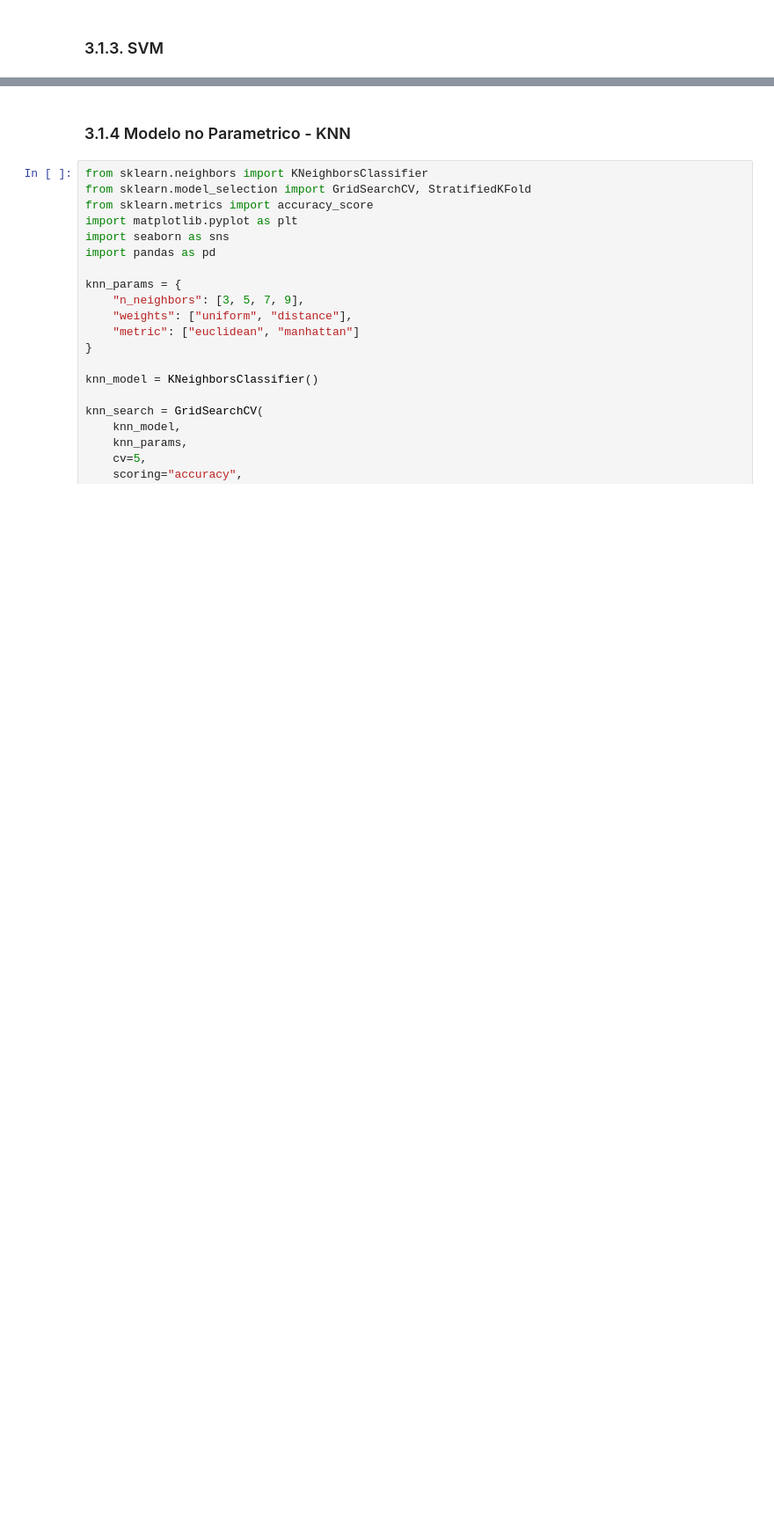
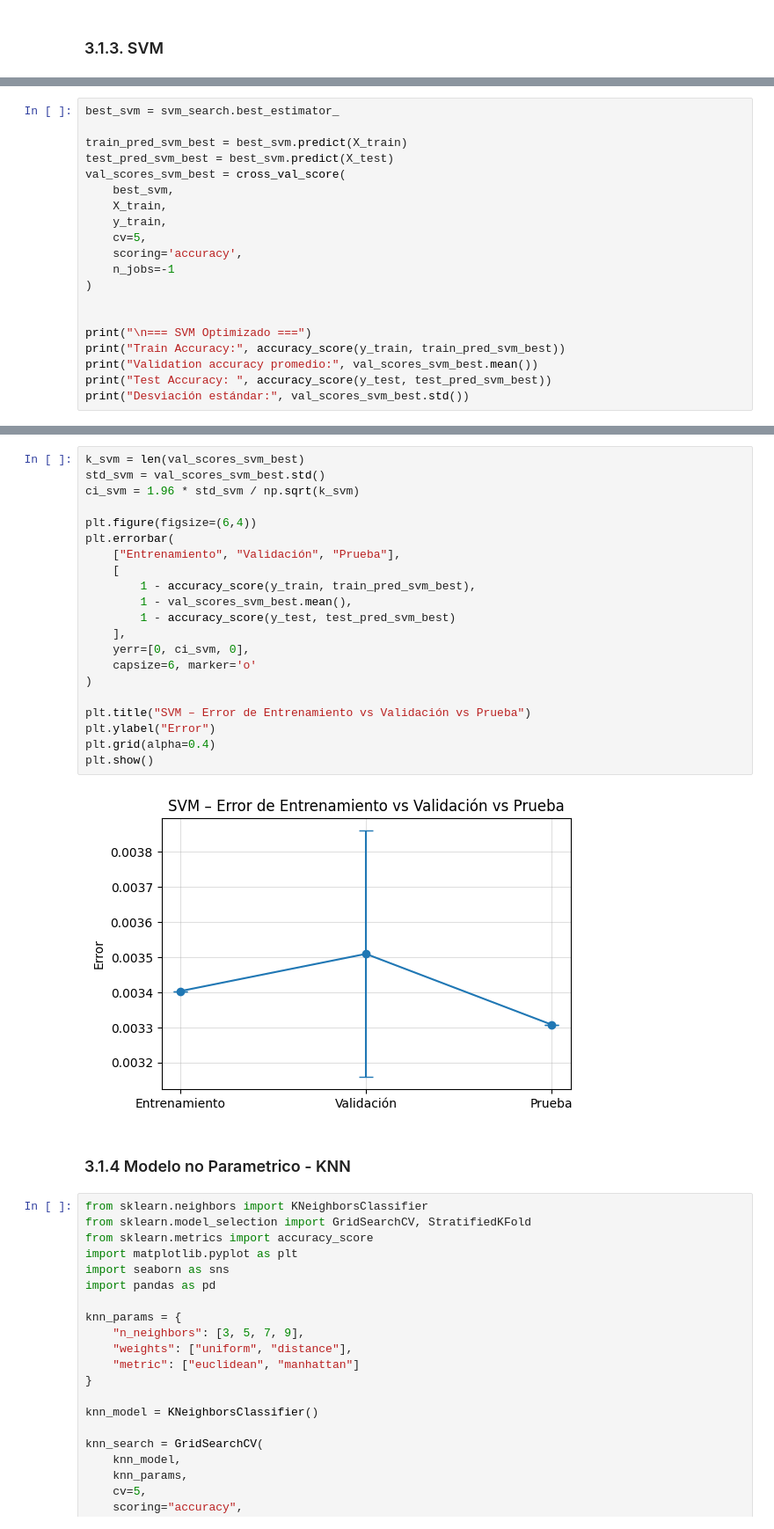
Before and after one commit to sren97/Modelos2_PhiUSIIL, a Jupyter notebook: Proyecto_Modelos_2_PhiUSIIL.ipynb, the cells around one changed output, grey strips where cells are left out. Shown at 88% size. Cells and saved outputs as stored; diff of their text form; blank space fills up the shorter version.

```diff
--- a/Proyecto_Modelos_2_PhiUSIIL.ipynb
+++ b/Proyecto_Modelos_2_PhiUSIIL.ipynb
@@ -736,0 +666,20 @@ Parámetros: {'C': 10, 'class_weight': 'balanced', 'dual': False, 'loss': 'squar
+# %%
+best_svm = svm_search.best_estimator_
+
+train_pred_svm_best = best_svm.predict(X_train)
+test_pred_svm_best = best_svm.predict(X_test)
+val_scores_svm_best = cross_val_score(
+    best_svm,
+    X_train,
+    y_train,
+    cv=5,
+    scoring='accuracy',
+    n_jobs=-1
+)
+
+
+print("\n=== SVM Optimizado ===")
+print("Train Accuracy:", accuracy_score(y_train, train_pred_svm_best))
+print("Validation accuracy promedio:", val_scores_svm_best.mean())
+print("Test Accuracy: ", accuracy_score(y_test, test_pred_svm_best))
+print("Desviación estándar:", val_scores_svm_best.std())
@@ -737,3 +692,26 @@ Parámetros: {'C': 10, 'class_weight': 'balanced', 'dual': False, 'loss': 'squar
+# %%
+k_svm = len(val_scores_svm_best)
+std_svm = val_scores_svm_best.std()
+ci_svm = 1.96 * std_svm / np.sqrt(k_svm)
+
+plt.figure(figsize=(6,4))
+plt.errorbar(
+    ["Entrenamiento", "Validación", "Prueba"],
+    [
+        1 - accuracy_score(y_train, train_pred_svm_best),
+        1 - val_scores_svm_best.mean(),
+        1 - accuracy_score(y_test, test_pred_svm_best)
+    ],
+    yerr=[0, ci_svm, 0],
+    capsize=6, marker='o'
+)
+
+plt.title("SVM – Error de Entrenamiento vs Validación vs Prueba")
+plt.ylabel("Error")
+plt.grid(alpha=0.4)
+plt.show()
+# %% [output]
+[figure, added]
 # %% [markdown]
 ### 3.1.4 Modelo no Parametrico - KNN
 # %%
```
Also changed, not shown: parts of 19 cells of this notebook.
